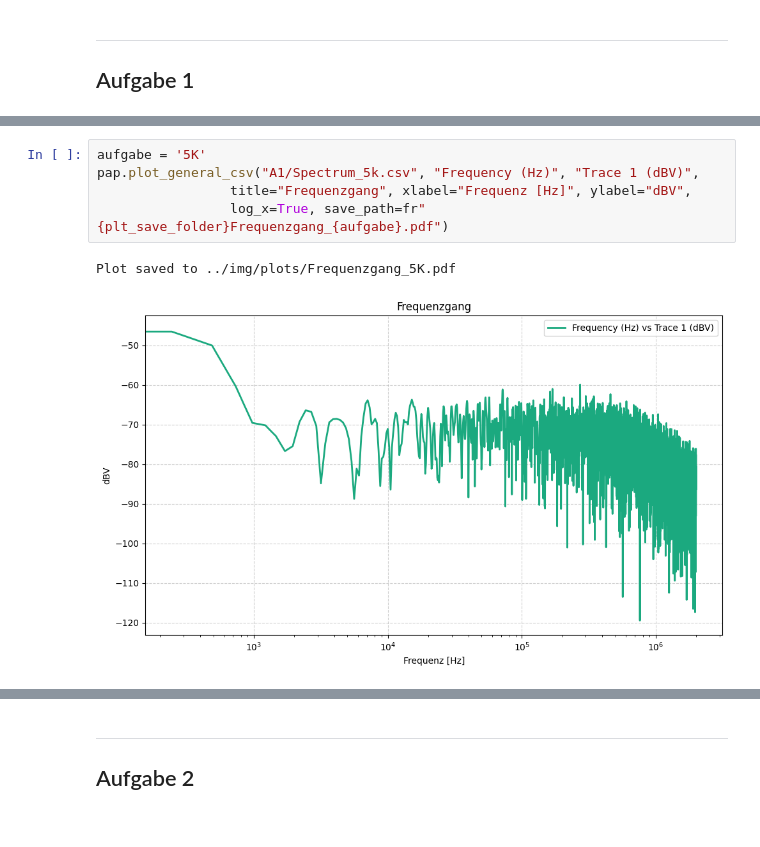
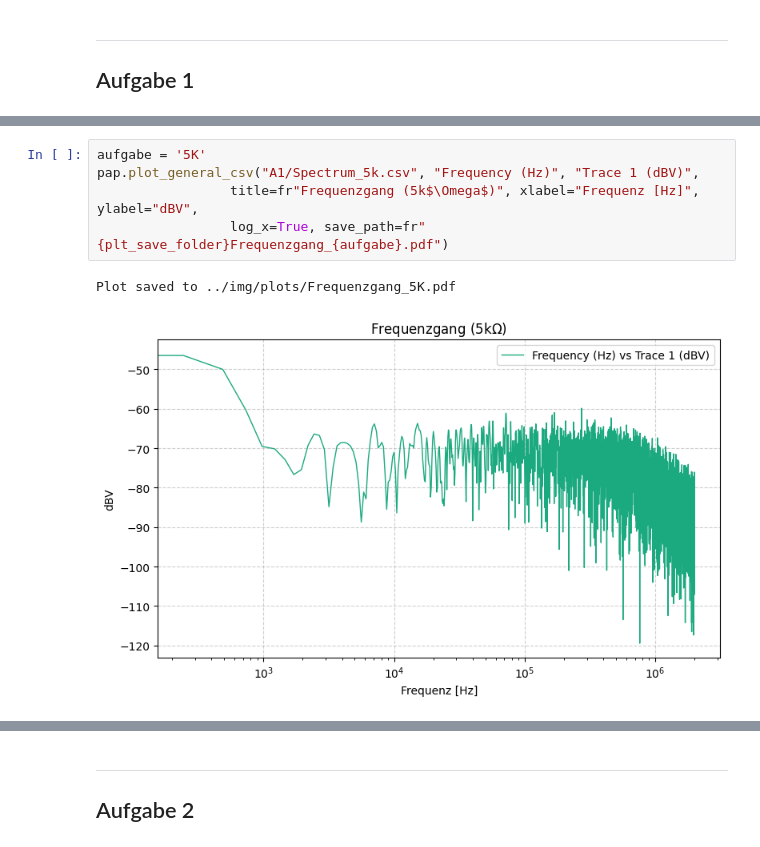
Before and after one commit to FinnZeumer/PAP-2, a Jupyter notebook: Versuche/243/Python/243.ipynb, the cells around one changed output, grey strips where cells are left out. Saved outputs shown, nothing was run; the diff lists cells and outputs as text.

```diff
--- a/Versuche/243/Python/243.ipynb
+++ b/Versuche/243/Python/243.ipynb
@@ -106,11 +106,11 @@ Plot saved to ../img/plots/Frequenzgang_30K.pdf
 # %%
 aufgabe = '5K'
 pap.plot_general_csv("A1/Spectrum_5k.csv", "Frequency (Hz)", "Trace 1 (dBV)",
-                 title="Frequenzgang", xlabel="Frequenz [Hz]", ylabel="dBV",
+                 title=fr"Frequenzgang (5k$\Omega$)", xlabel="Frequenz [Hz]", ylabel="dBV",
                  log_x=True, save_path=fr"{plt_save_folder}Frequenzgang_{aufgabe}.pdf")
 # %% [output]
 Plot saved to ../img/plots/Frequenzgang_5K.pdf
-[figure, old version]
+[figure, new version]
 # %%
 aufgabe = 'Bandfliter-5K'
 pap.plot_general_csv("A1/Spectrum_5k_MitDASBandpassfilter.csv", "Frequency (Hz)", "Trace 1 (dBV)",
```
Also changed, not shown: parts of 6 cells of this notebook, 13 other files.
